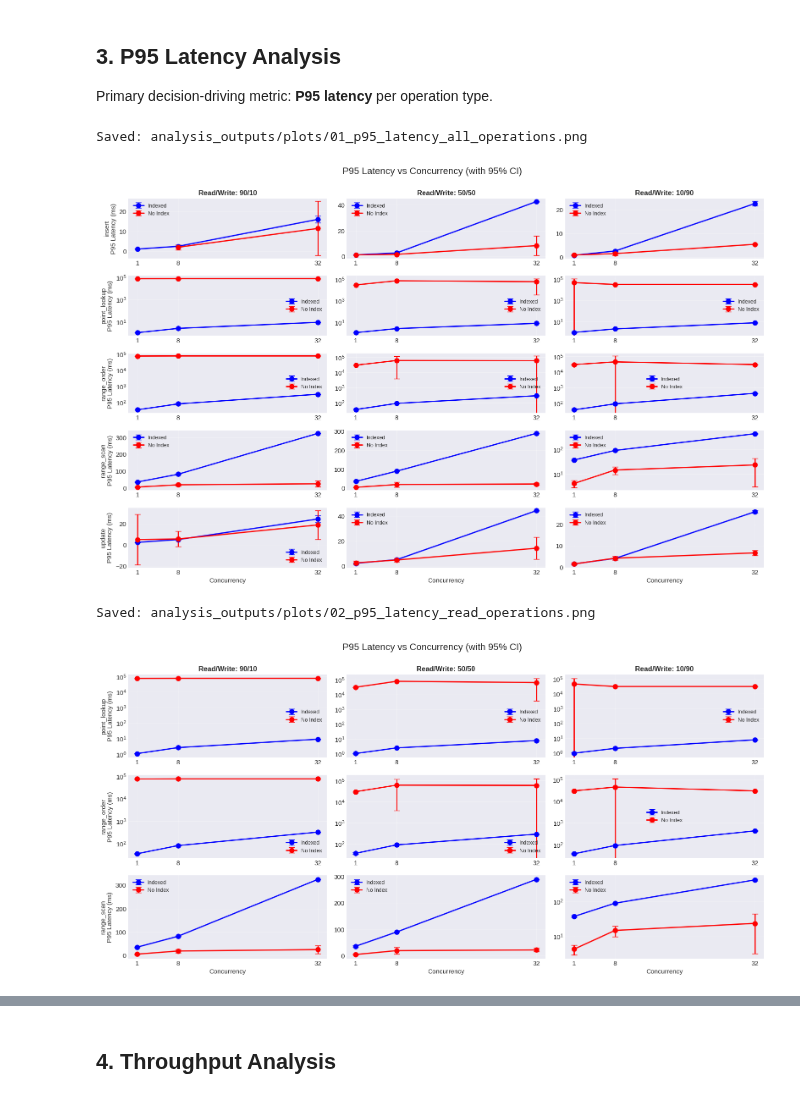
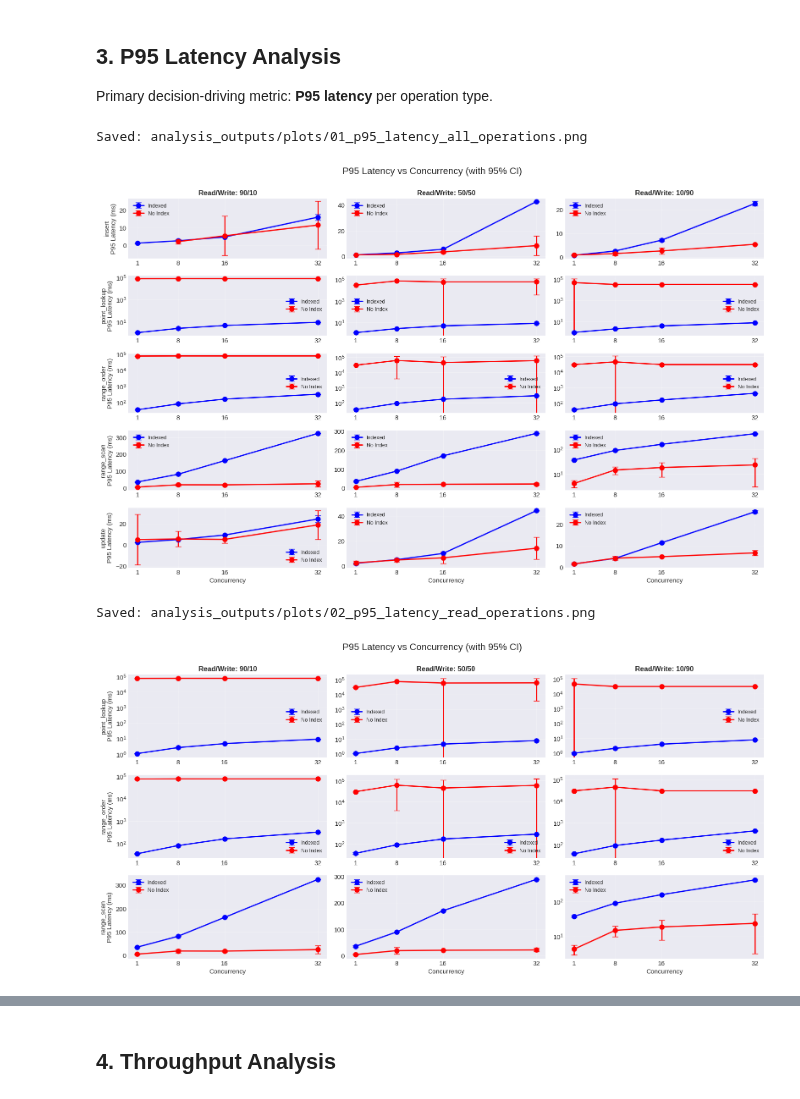
Before and after one commit to lemasc/ait-nao-docker, a Jupyter notebook: db_readwrite/analysis.ipynb, the cells around one changed output, grey strips where cells are left out. Saved outputs shown, nothing was run; the diff lists cells and outputs as text; code cells hidden in the pictures.

```diff
--- a/db_readwrite/analysis.ipynb
+++ b/db_readwrite/analysis.ipynb
@@ -315,35 +315,35 @@ def plot_p95_latency_by_ratio(stats_df, operation_filter=None, figsize=(16, 10))
                         capsize=5,
                         linewidth=2,
                         markersize=8
                     )
 
             # Formatting
             if op_idx == 0:
                 ax.set_title(f'Read/Write: {ratio}', fontsize=12, fontweight='bold')
             if ratio_idx == 0:
                 ax.set_ylabel(f'{operation}\nP95 Latency (ms)', fontsize=11)
             if op_idx == len(operations) - 1:
                 ax.set_xlabel('Concurrency', fontsize=11)
 
-            ax.set_xticks([1, 8, 32])
+            ax.set_xticks([1, 8, 16, 32])
             ax.grid(True, alpha=0.3)
             ax.legend(loc='best', fontsize=9)
 
             # Use log scale for y-axis if range is large
             if data['p95_latency_ms_mean'].max() / data['p95_latency_ms_mean'].min() > 100:
                 ax.set_yscale('log')
 
     plt.tight_layout()
     return fig
 
 # Plot all operations
 fig = plot_p95_latency_by_ratio(stats_df)
 fig.savefig(PLOTS_DIR / '01_p95_latency_all_operations.png', dpi=PLOTS_RESOLUTION, bbox_inches='tight')
 print(f"Saved: {PLOTS_DIR / '01_p95_latency_all_operations.png'}")
 plt.show()
 # %% [output]
 Saved: analysis_outputs/plots/01_p95_latency_all_operations.png
-[figure, old version]
+[figure, new version]
 # %%
 # Focused view: Read operations only
 fig = plot_p95_latency_by_ratio(
@@ -356,7 +356,7 @@ print(f"Saved: {PLOTS_DIR / '02_p95_latency_read_operations.png'}")
 plt.show()
 # %% [output]
 Saved: analysis_outputs/plots/02_p95_latency_read_operations.png
-[figure, old version]
+[figure, new version]
 # %%
 # Focused view: Write operations only
 fig = plot_p95_latency_by_ratio(
```
Also changed, not shown: parts of 17 cells of this notebook.
